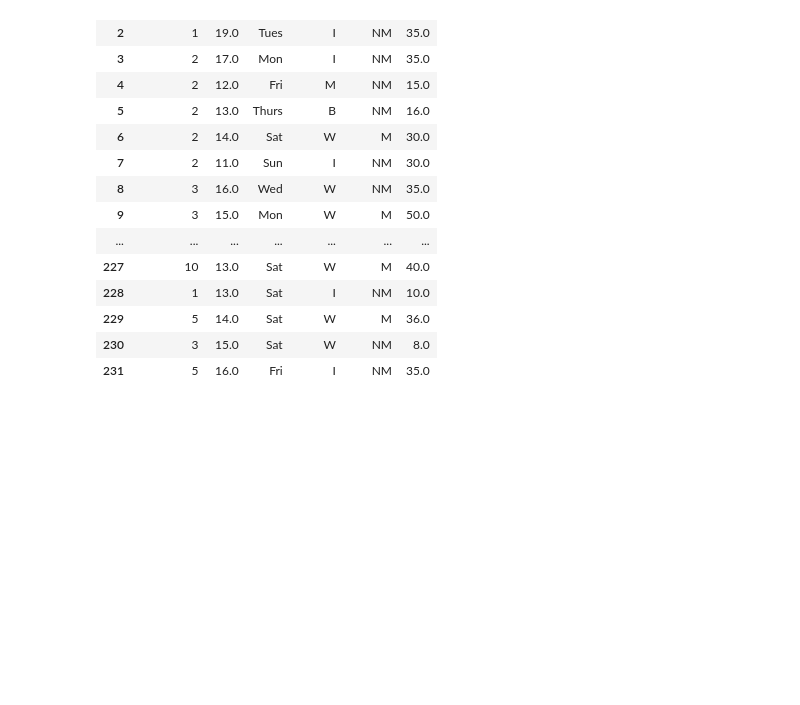
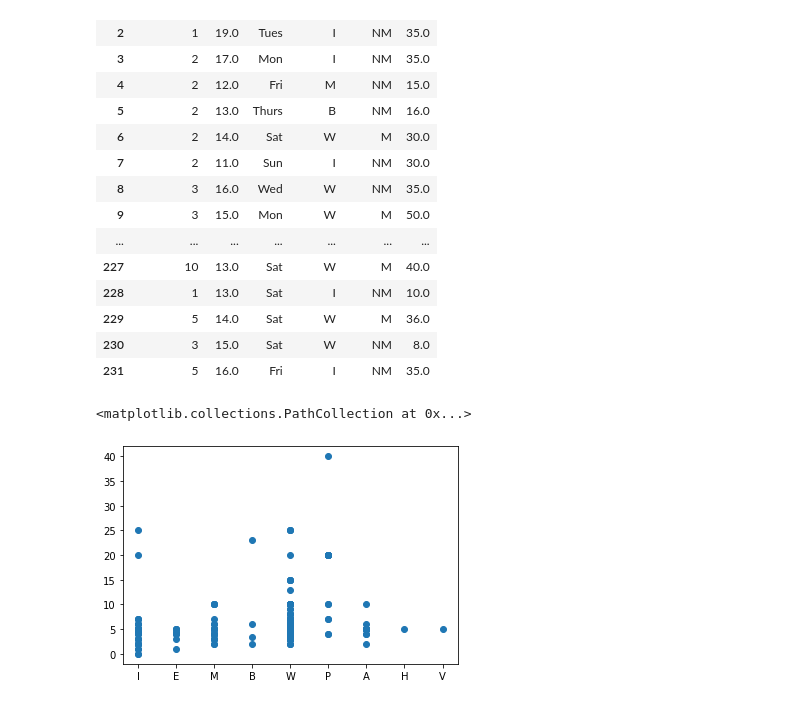
Before and after one commit to oliverlowbob/AAI_First_Mandatory, a Jupyter notebook: Notebook/Haircut Data Processing .ipynb, the cells around one changed output. Saved outputs shown, nothing was run; the diff lists cells and outputs as text; code cells hidden in the pictures; blank space fills up the shorter version.

Commit message:
Scatterplots

```diff
--- a/Notebook/Haircut Data Processing .ipynb
+++ b/Notebook/Haircut Data Processing .ipynb
@@ -138,3 +143,15 @@ df
 | 229 | 5 | 14.0 | Sat | W | M | 36.0 |
 | 230 | 3 | 15.0 | Sat | W | NM | 8.0 |
 | 231 | 5 | 16.0 | Fri | I | NM | 35.0 |
+# %%
+import matplotlib.pyplot as plt
+
+# To get a quick overview over our data distribution,
+# we create a scatterplot
+x = df["Culture"]
+y = df["Tip amount"]
+
+plt.scatter(x, y)
+# %% [output]
+<matplotlib.collections.PathCollection at 0x...>
+[figure, added]
```
Also changed, not shown: parts of 5 cells of this notebook.
